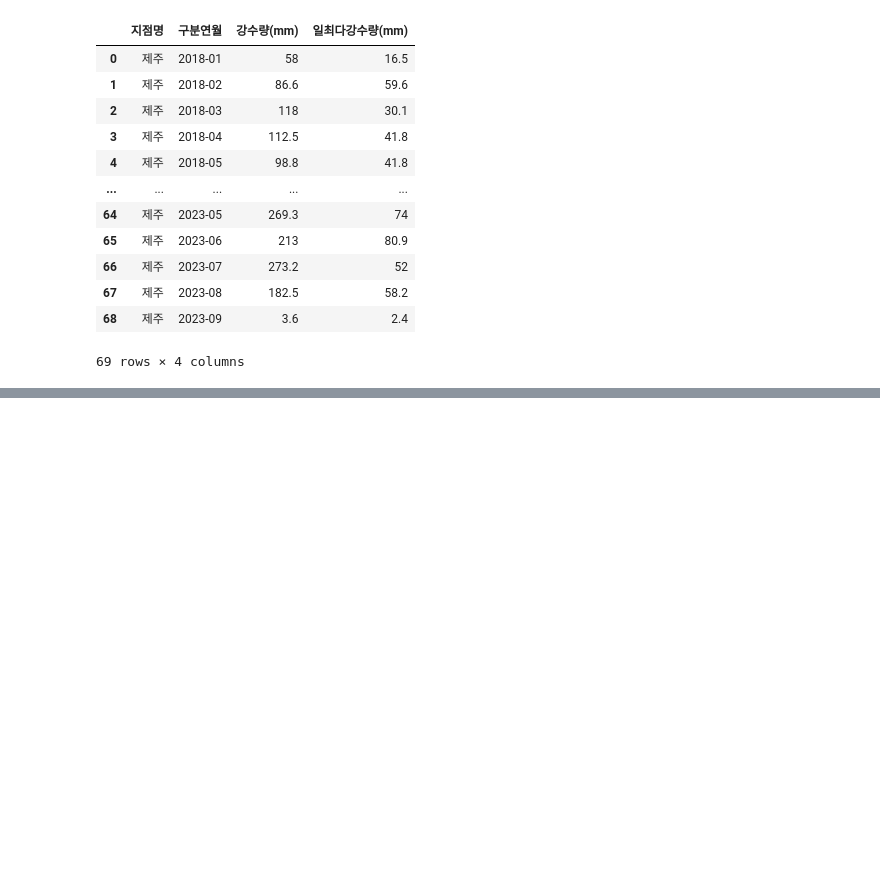
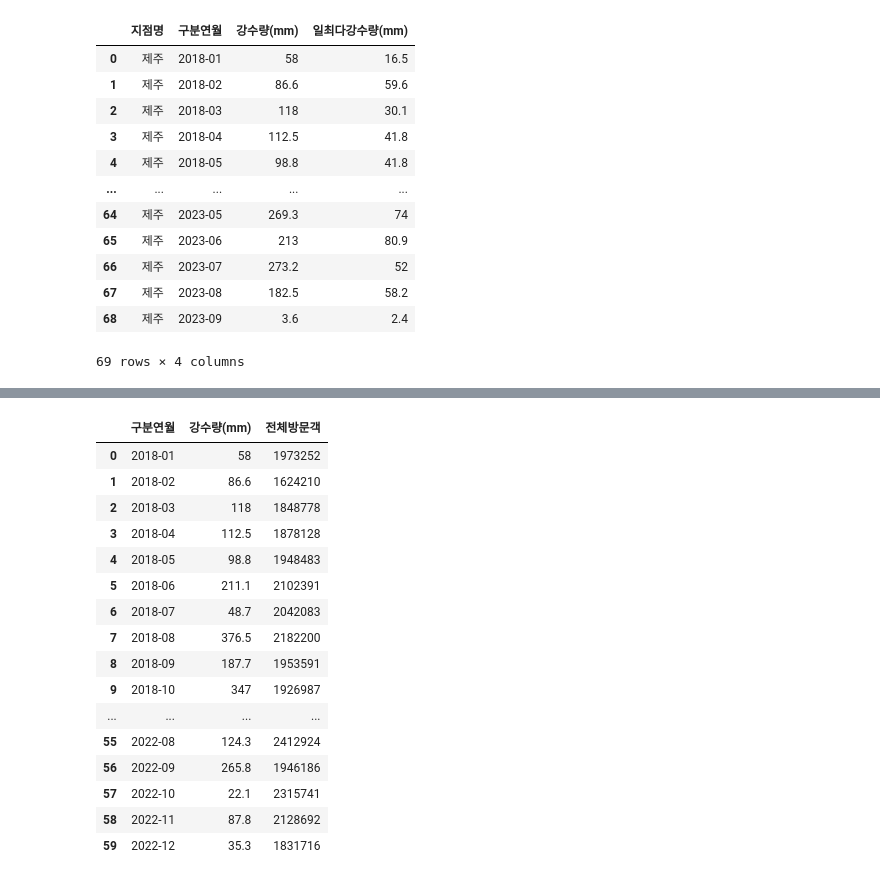
Before and after one commit to HaJeong-K/Jeju_project, a Jupyter notebook: 제주_관광객,날씨_API.ipynb, the cells around one changed output, grey strips where cells are left out. Saved outputs shown, nothing was run; the diff lists cells and outputs as text; code cells hidden in the pictures; blank space fills up the shorter version.

```diff
--- a/제주_관광객,날씨_API.ipynb
+++ b/제주_관광객,날씨_API.ipynb
@@ -551,3 +590,24 @@ final
 | 57 | 2022-10 | 55167 | 21656 | 107477 | 81672 | 125821 | 879740 | 1099375 | 45964 | ... |
 | 58 | 2022-11 | 22424 | 24164 | 87837 | 88902 | 96450 | 815262 | 1016077 | 25903 | ... |
 | 59 | 2022-12 | 5453 | 5369 | 107880 | 50852 | 46047 | 780725 | 840843 | 105412 | ... |
+# %%
+final = traveler.merge(weather, on='구분연월', how='inner') # traveler 데이터를 weather 데이터와 '구분연월' 컬럼을 기준으로 결합
+final[['구분연월', '강수량(mm)', '전체방문객']]
+# %% [output]
+|  | 구분연월 | 강수량(mm) | 전체방문객 |
+| 0 | 2018-01 | 58 | 1973252 |
+| 1 | 2018-02 | 86.6 | 1624210 |
+| 2 | 2018-03 | 118 | 1848778 |
+| 3 | 2018-04 | 112.5 | 1878128 |
+| 4 | 2018-05 | 98.8 | 1948483 |
+| 5 | 2018-06 | 211.1 | 2102391 |
+| 6 | 2018-07 | 48.7 | 2042083 |
+| 7 | 2018-08 | 376.5 | 2182200 |
+| 8 | 2018-09 | 187.7 | 1953591 |
+| 9 | 2018-10 | 347 | 1926987 |
+| ... | ... | ... | ... |
+| 55 | 2022-08 | 124.3 | 2412924 |
+| 56 | 2022-09 | 265.8 | 1946186 |
+| 57 | 2022-10 | 22.1 | 2315741 |
+| 58 | 2022-11 | 87.8 | 2128692 |
+| 59 | 2022-12 | 35.3 | 1831716 |
```
Also changed, not shown: parts of 15 cells of this notebook.
